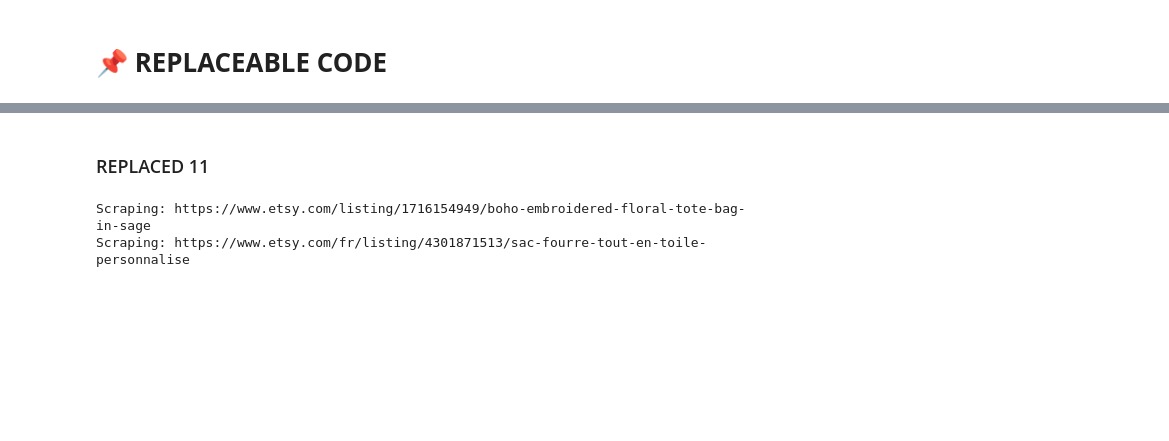
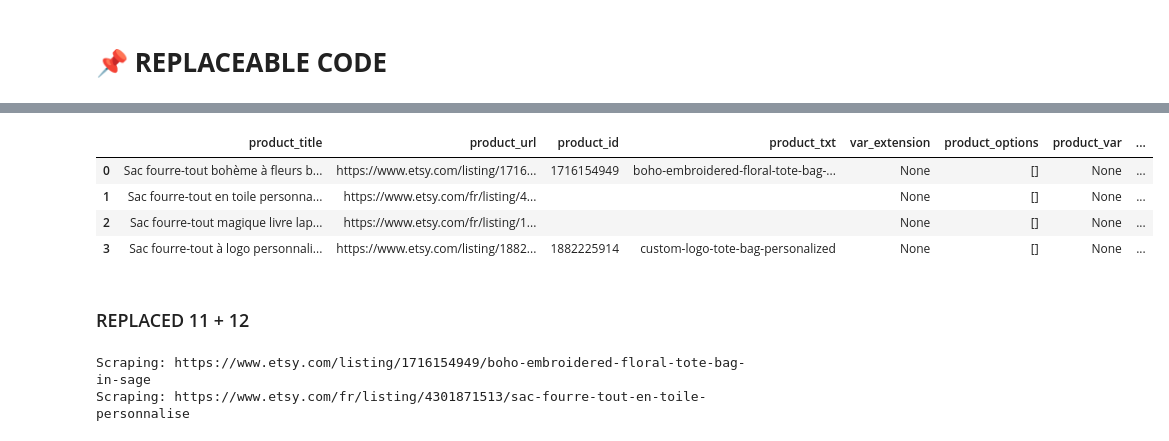
Before and after one commit to samia-boubaya/project_03-Etsy-POD-Trends, a Jupyter notebook: notebooks/SCRAPER.ipynb, the cells around one changed output, grey strips where cells are left out. Drawn from its saved outputs; the diff is of its cells as text; code cells hidden in the pictures; blank space fills up the shorter version.

```diff
--- a/notebooks/SCRAPER.ipynb
+++ b/notebooks/SCRAPER.ipynb
@@ -203,5 +847,13 @@ All of the product Reviews `Comment`, `Rating`, and `Date` when each review was
+# %%
+df.head()
+# %% [output]
+|  | product_title | product_url | product_id | product_txt | var_extension | product_options | product_var | ... |
+| 0 | Sac fourre-tout bohème à fleurs b... | https://www.etsy.com/listing/1716... | 1716154949 | boho-embroidered-floral-tote-bag-... | None | [] | None | ... |
+| 1 | Sac fourre-tout en toile personna... | https://www.etsy.com/fr/listing/4... |  |  | None | [] | None | ... |
+| 2 | Sac fourre-tout magique livre lap... | https://www.etsy.com/fr/listing/1... |  |  | None | [] | None | ... |
+| 3 | Sac fourre-tout à logo personnali... | https://www.etsy.com/listing/1882... | 1882225914 | custom-logo-tote-bag-personalized | None | [] | None | ... |
 # %% [markdown]
-### REPLACED 11
+### REPLACED 11 + 12
 # %%
 import undetected_chromedriver as uc
 from selenium.webdriver.common.by import By
```
Also changed, not shown: parts of 5 cells of this notebook, 2 other files.
